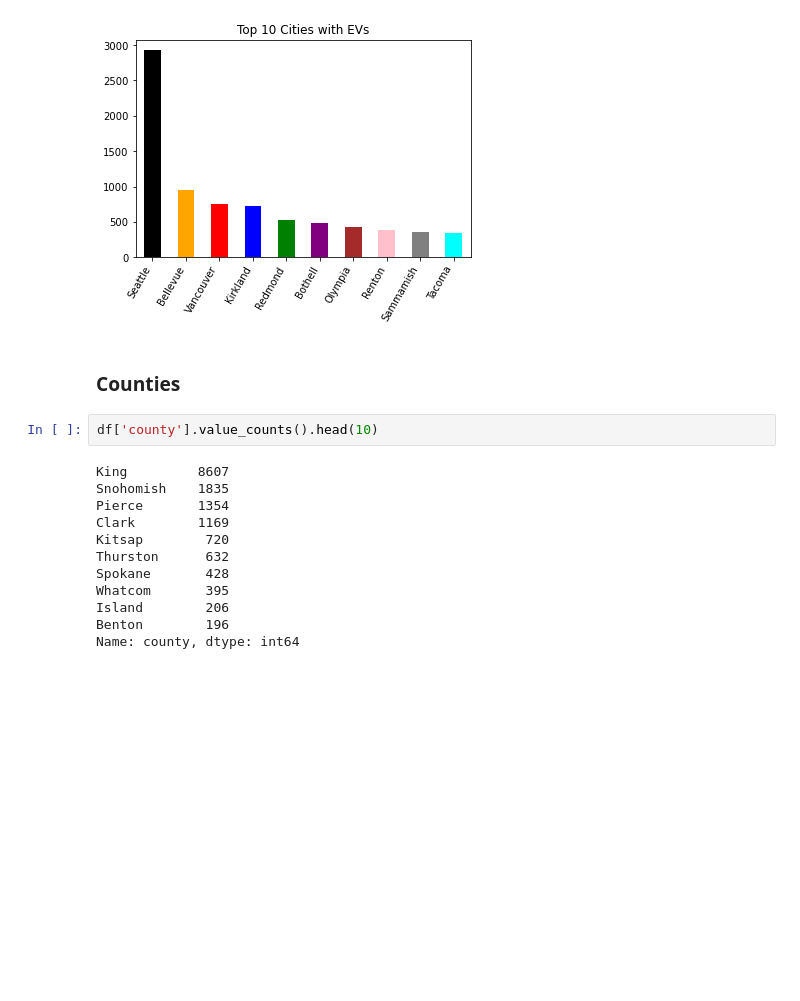
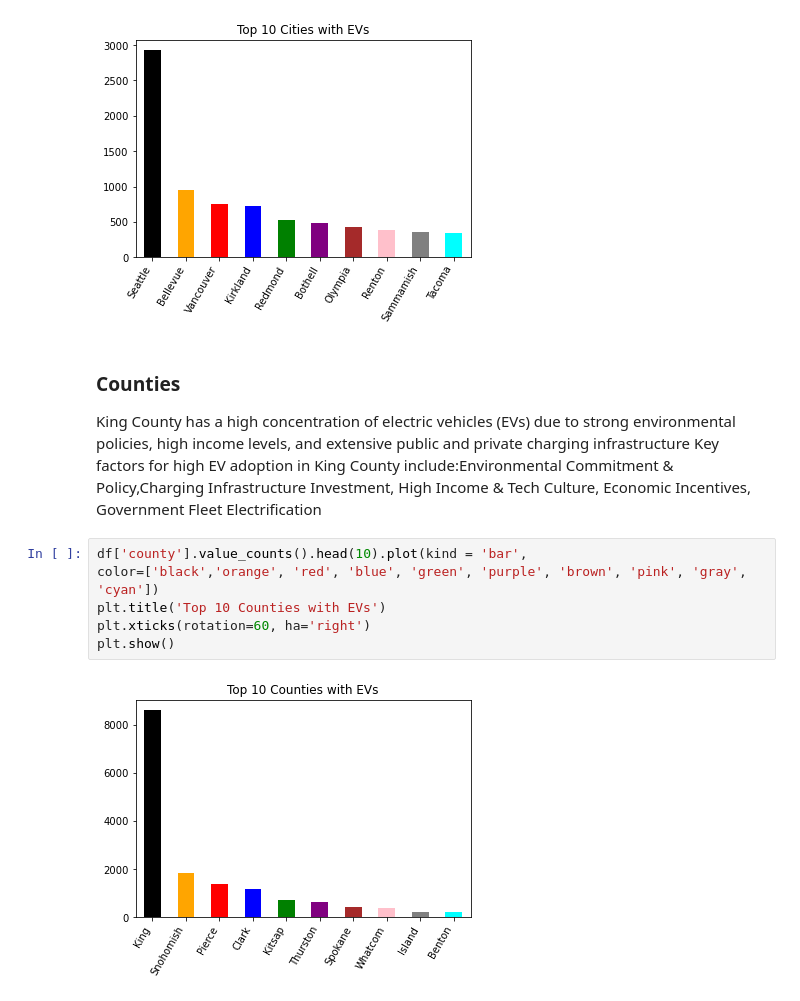
Before and after one commit to Sydney-Were/Electric_Vehicle_Evaluation_Project, a Jupyter notebook: EV.ipynb, the cells around one changed output. Drawn from its saved outputs; the diff is of its cells as text; blank space fills up the shorter version.

```diff
--- a/EV.ipynb
+++ b/EV.ipynb
@@ -261,17 +261,13 @@ plt.show()
 [figure]
 # %% [markdown]
 ### Counties ###
+King County has a high concentration of electric vehicles (EVs) due to strong environmental policies, high income levels, and extensive public and private charging infrastructure
+Key factors for high EV adoption in King County include:Environmental Commitment & Policy,Charging Infrastructure Investment, High Income & Tech Culture, Economic Incentives, Government Fleet Electrification
 # %%
-df['county'].value_counts().head(10)
+df['county'].value_counts().head(10).plot(kind = 'bar',
+color=['black','orange', 'red', 'blue', 'green', 'purple', 'brown', 'pink', 'gray', 'cyan'])
+plt.title('Top 10 Counties with EVs')
+plt.xticks(rotation=60, ha='right')
+plt.show()
 # %% [output]
-King         8607
-Snohomish    1835
-Pierce       1354
-Clark        1169
-Kitsap        720
-Thurston      632
-Spokane       428
-Whatcom       395
-Island        206
-Benton        196
-Name: county, dtype: int64
+[figure, added]
```
Also changed, not shown: parts of 2 cells of this notebook.
